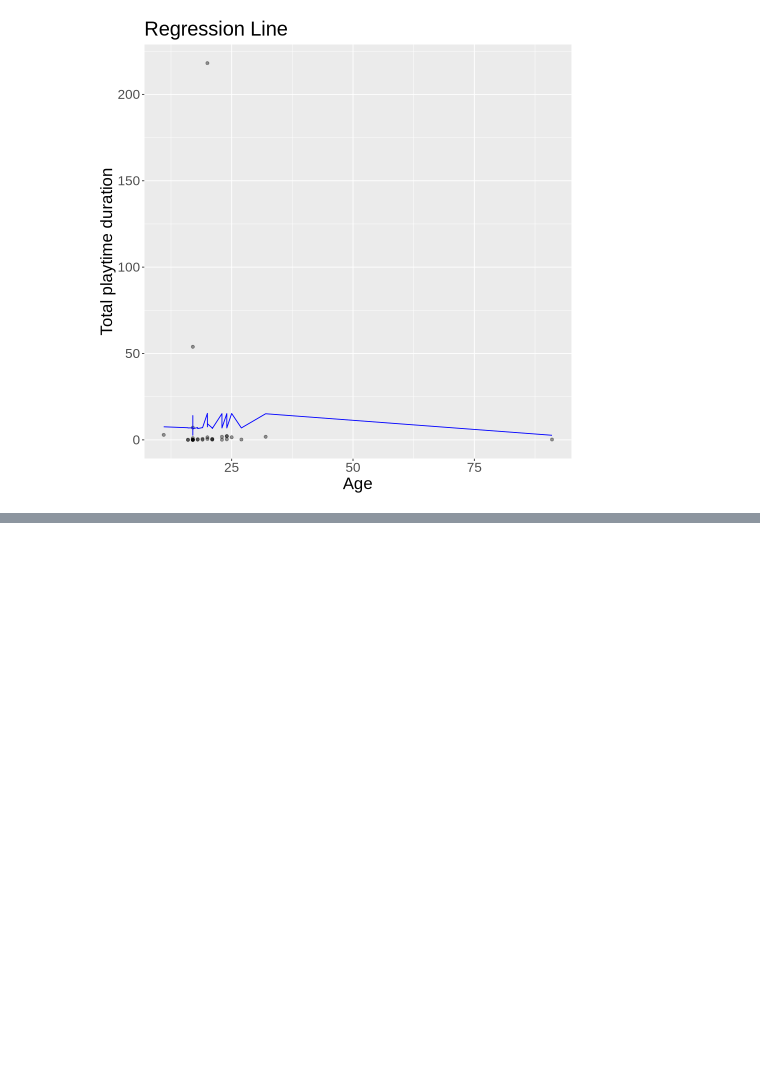
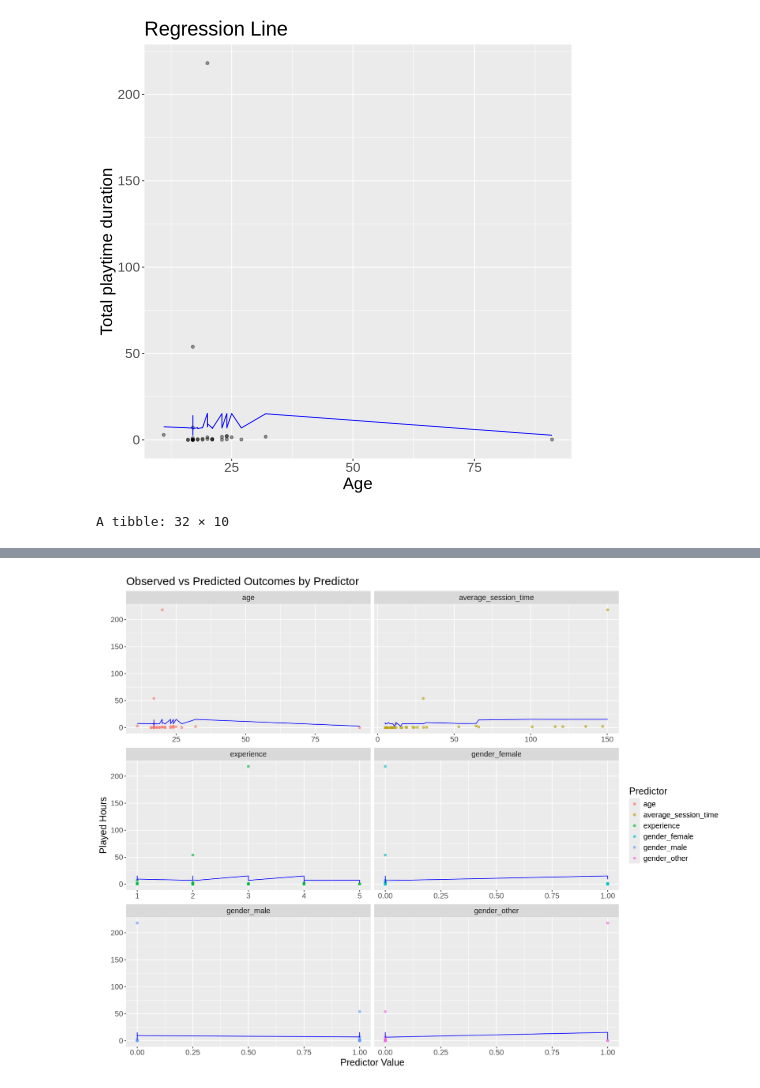
Before and after one commit to Michaele0128/Final_Project, a Jupyter notebook: Final Project.ipynb, the cells around one changed output, grey strips where cells are left out. Drawn from its saved outputs; the diff is of its cells as text; code cells hidden in the pictures; blank space fills up the shorter version.

Commit message:
Added results summary plot

```diff
--- a/Final Project.ipynb
+++ b/Final Project.ipynb
@@ -388,3 +388,29 @@ players_plot <- ggplot(players_preds, aes(x = age, y = played_hours)) +
 players_plot
 # %% [output]
 [figure]
+# %%
+options(repr.plot.width = 14, repr.plot.height = 11)
+
+player_summary_2 <- players_best_fit |>
+                    predict(players_testing) |>
+                    bind_cols(players_testing)
+player_sum_2
+
+results_long <- player_sum_2 |>
+              pivot_longer(cols = c("age", "gender_male", "gender_female", "gender_other", "experience", "average_session_time"),
+                names_to = "predictor",
+                values_to = "value")
+
+results_plot <- ggplot(results_long, aes(x = value, y = played_hours)) +
+  geom_point(aes(color = predictor), alpha = 0.6) +
+  geom_line(aes(y = .pred, group = predictor), color = "blue") + # Predicted line
+  facet_wrap(~ predictor, scales = "free_x", ncol = 2, nrow = 3) + # Facet by predictor
+  labs(
+    x = "Predictor Value",
+    y = "Played Hours",
+    title = "Observed vs Predicted Outcomes by Predictor",
+    color = "Predictor") +
+    theme(text = element_text(size=15))
+results_plot
+# %% [output]
+A tibble: 32 × 10
@@ -390,0 +430 @@ players_plot
+[figure, added]
```
Also changed, not shown: parts of 1 cell of this notebook.
